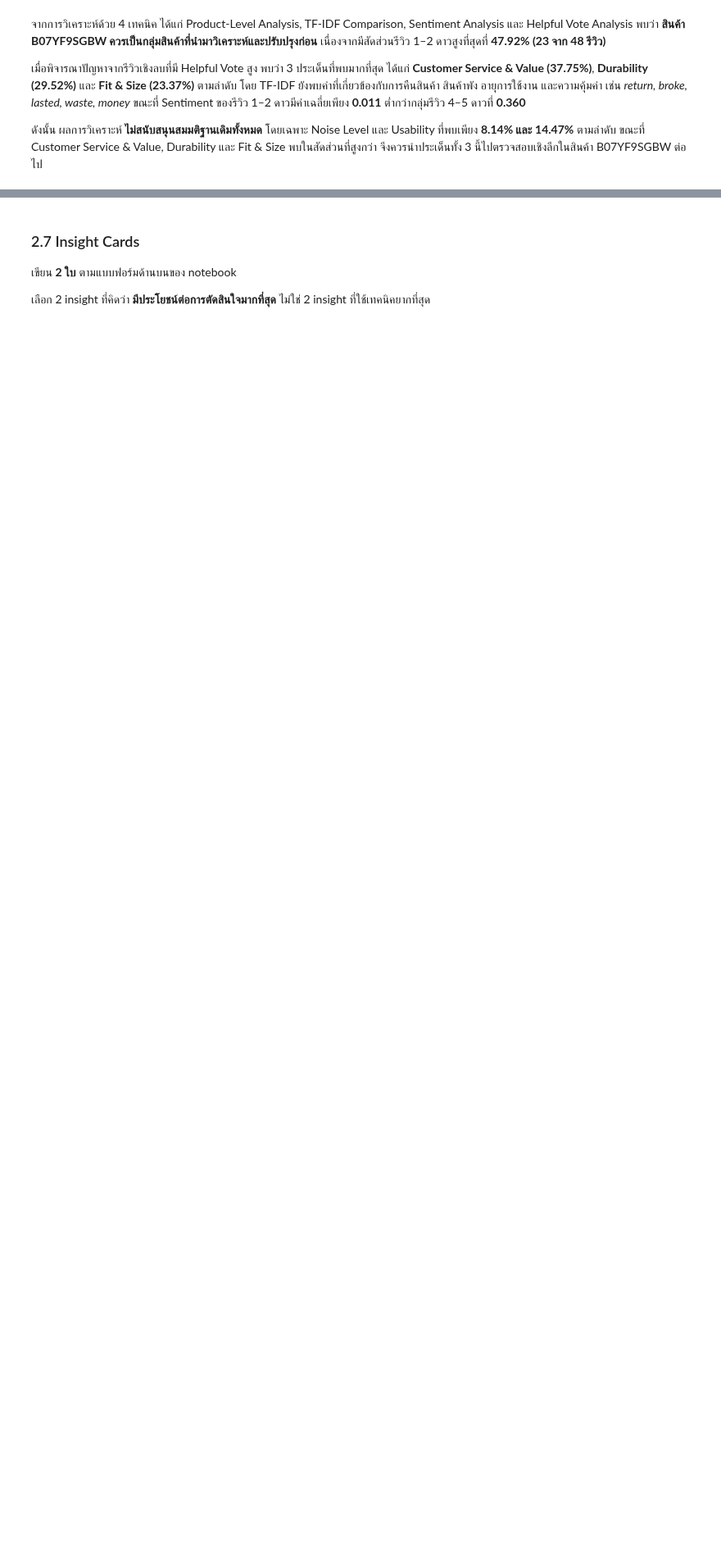
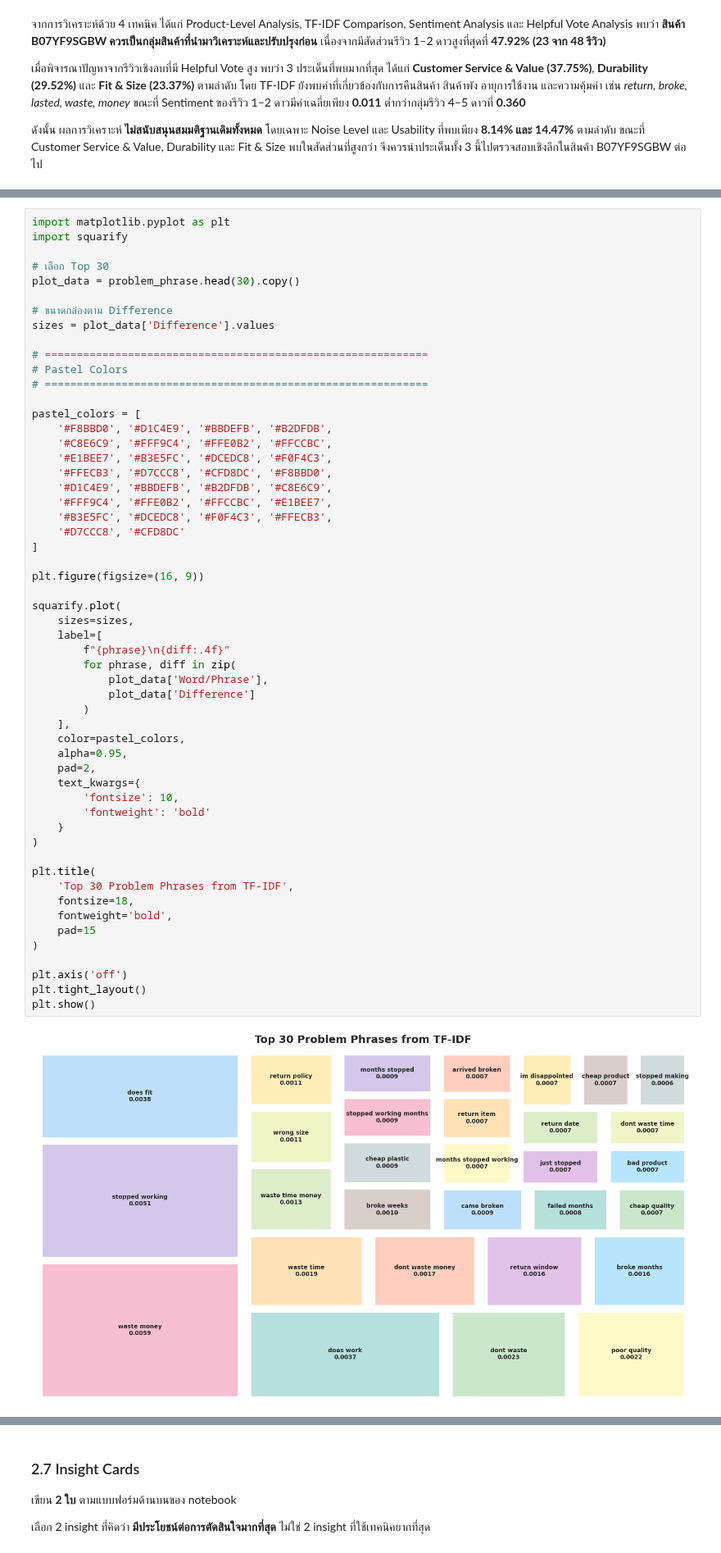
Before and after one commit to doperjerr/Project1-Text_Analytics69, a Jupyter notebook: project1_text_analytics69.ipynb, the cells around one changed output, grey strips where cells are left out. Shown at 82% size. Drawn from its saved outputs; the diff is of its cells as text; blank space fills up the shorter version.

```diff
--- a/project1_text_analytics69.ipynb
+++ b/project1_text_analytics69.ipynb
@@ -1392,0 +1736,57 @@ plt.show()
+# %%
+import matplotlib.pyplot as plt
+import squarify
+
+# เลือก Top 30
+plot_data = problem_phrase.head(30).copy()
+
+# ขนาดกล่องตาม Difference
+sizes = plot_data['Difference'].values
+
+# ============================================================
+# Pastel Colors
+# ============================================================
+
+pastel_colors = [
+    '#F8BBD0', '#D1C4E9', '#BBDEFB', '#B2DFDB',
+    '#C8E6C9', '#FFF9C4', '#FFE0B2', '#FFCCBC',
+    '#E1BEE7', '#B3E5FC', '#DCEDC8', '#F0F4C3',
+    '#FFECB3', '#D7CCC8', '#CFD8DC', '#F8BBD0',
+    '#D1C4E9', '#BBDEFB', '#B2DFDB', '#C8E6C9',
+    '#FFF9C4', '#FFE0B2', '#FFCCBC', '#E1BEE7',
+    '#B3E5FC', '#DCEDC8', '#F0F4C3', '#FFECB3',
+    '#D7CCC8', '#CFD8DC'
+]
+
+plt.figure(figsize=(16, 9))
+
+squarify.plot(
+    sizes=sizes,
+    label=[
+        f"{phrase}\n{diff:.4f}"
+        for phrase, diff in zip(
+            plot_data['Word/Phrase'],
+            plot_data['Difference']
+        )
+    ],
+    color=pastel_colors,
+    alpha=0.95,
+    pad=2,
+    text_kwargs={
+        'fontsize': 10,
+        'fontweight': 'bold'
+    }
+)
+
+plt.title(
+    'Top 30 Problem Phrases from TF-IDF',
+    fontsize=18,
+    fontweight='bold',
+    pad=15
+)
+
+plt.axis('off')
+plt.tight_layout()
+plt.show()
+# %% [output]
+[figure, added]
```
Also changed, not shown: parts of 24 cells of this notebook.
